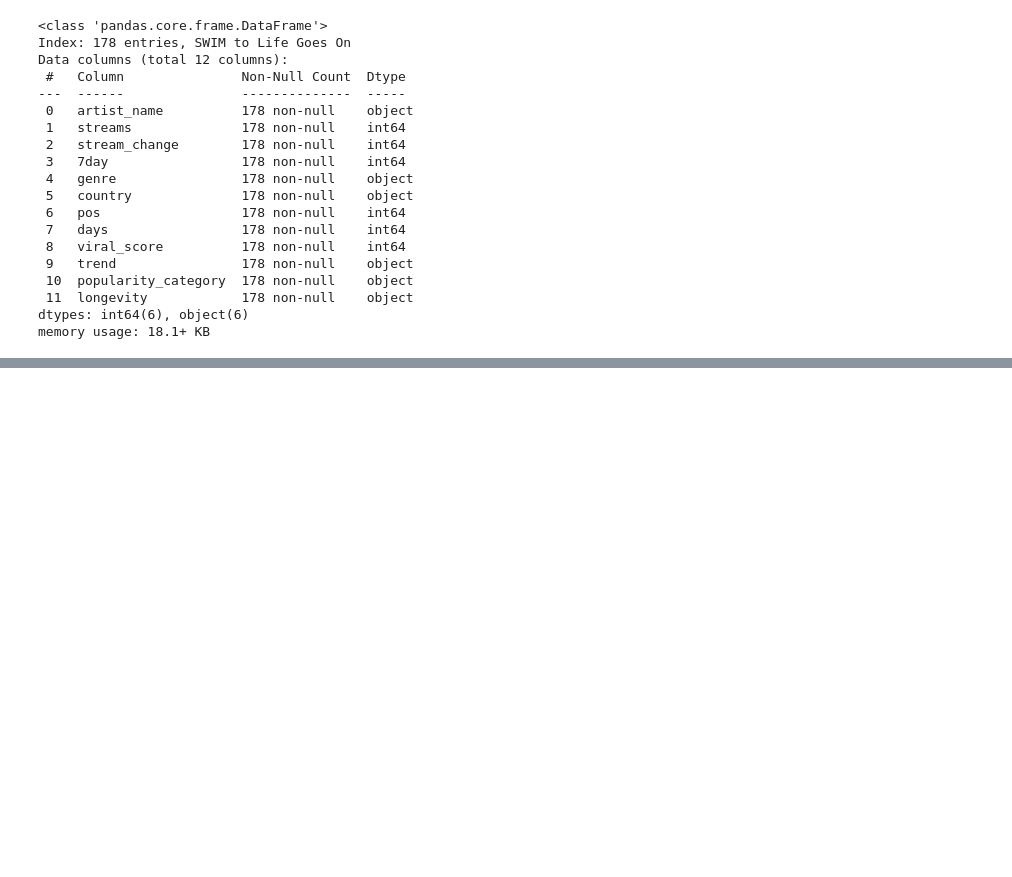
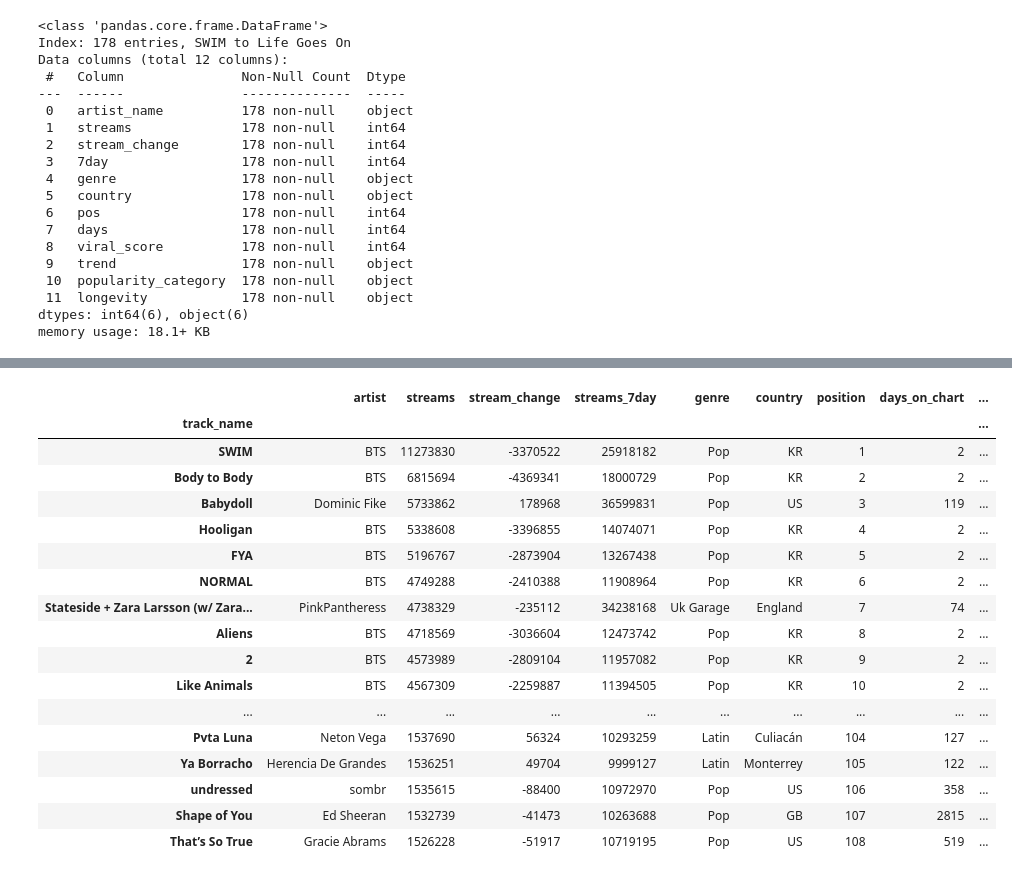
Before and after one commit to olegbyte-del/data_cleaning_spotify_global_trends, a Jupyter notebook: spotify_global_trends_data_cleaning.ipynb, the cells around one changed output, grey strips where cells are left out. Cells and saved outputs as stored; diff of their text form; code cells hidden in the pictures; blank space fills up the shorter version.

Commit message:
Categorized longevity based on the days. I also include count domain to full name in order to easily indentify the counries for data visualization in power bi

```diff
--- a/spotify_global_trends_data_cleaning.ipynb
+++ b/spotify_global_trends_data_cleaning.ipynb
@@ -142,19 +103,0 @@ spotify_dtb_df.iloc[6:51]
-# %%
-spotify_dtb_df[51:101]
-spotify_dtb_df.loc[spotify_dtb_df['country'] == 'England', 'country'] = 'UK'
-
-mexico_cities = ['Culiacán', 'Monterrey']
-spotify_dtb_df.loc[spotify_dtb_df['country'].isin(mexico_cities), 'country'] = 'MX'
-spotify_dtb_df.loc['E85', 'genre'] = 'Trap'
-
-great_britain = ['UK', 'England']
-spotify_dtb_df.loc[spotify_dtb_df['country'].isin(great_britain), 'country'] = "GB"
-
-spotify_dtb_df.loc['FEVER DREAM', 'genre'] = "Pop"
-spotify_dtb_df.loc['Gabriela', 'genre'] = "Pop"
-spotify_dtb_df.loc['La Plena - W Sound 05 (w/ Beéle, Ovy On The Drums)', 'genre'] = "Reggaeton"
-spotify_dtb_df.loc['Marlboro Rojo', 'genre'] = 'Regional Mexican'
-spotify_dtb_df.loc['Alex Warren', 'genre'] = 'Pop'
-spotify_dtb_df.loc['The Visitor', 'artist'] = 'Sienna Spiro'
-spotify_dtb_df.loc['Si Antes Te Hubiera Conocido', 'artist'] = 'Karol G'
-spotify_dtb_df[51:101]
@@ -180,4 +104,11 @@ spotify_dtb_df[51:101]
 # %%
+from data_standardization import subgenre_to_main_genre
+
 pd.set_option('display.max_rows', 500)
 country_df = spotify_dtb_df[['genre']]
-country_df
+spotify_dtb_df['genre'] = spotify_dtb_df['genre'].apply(subgenre_to_main_genre)
+spotify_dtb_df[['genre']]
+
+# Rename Incorrect casing of names
+spotify_dtb_df.loc['The Visitor', 'artist'] = 'Sienna Spiro'
+spotify_dtb_df.loc['Si Antes Te Hubiera Conocido', 'artist'] = 'Karol G'
@@ -202,0 +157,13 @@ country_df
+# %%
+spotify_dtb_df[['days_on_chart', 'longevity']]
+
+highest_stable = spotify_dtb_df[spotify_dtb_df['longevity'] == 'Stable Hit']['days_on_chart'].max()
+print(highest_stable)
+lowest_evergreen = spotify_dtb_df[spotify_dtb_df['longevity'] == 'Evergreen']['days_on_chart'].min()
+print(lowest_evergreen)
+
+print(spotify_dtb_df['longevity'].unique())
+
+from data_standardization import categorize_longevity
+spotify_dtb_df['longevity'] = spotify_dtb_df['days_on_chart'].apply(categorize_longevity)
+spotify_dtb_df[['days_on_chart', 'longevity']]
@@ -202,0 +213,21 @@ country_df
+# %%
+spotify_dtb_df.iloc[0:101]
+# %% [output]
+|  | artist | streams | stream_change | streams_7day | genre | country | position | days_on_chart | ... |
+| track_name |  |  |  |  |  |  |  |  | ... |
+| SWIM | BTS | 11273830 | -3370522 | 25918182 | Pop | KR | 1 | 2 | ... |
+| Body to Body | BTS | 6815694 | -4369341 | 18000729 | Pop | KR | 2 | 2 | ... |
+| Babydoll | Dominic Fike | 5733862 | 178968 | 36599831 | Pop | US | 3 | 119 | ... |
+| Hooligan | BTS | 5338608 | -3396855 | 14074071 | Pop | KR | 4 | 2 | ... |
+| FYA | BTS | 5196767 | -2873904 | 13267438 | Pop | KR | 5 | 2 | ... |
+| NORMAL | BTS | 4749288 | -2410388 | 11908964 | Pop | KR | 6 | 2 | ... |
+| Stateside + Zara Larsson (w/ Zara... | PinkPantheress | 4738329 | -235112 | 34238168 | Uk Garage | England | 7 | 74 | ... |
+| Aliens | BTS | 4718569 | -3036604 | 12473742 | Pop | KR | 8 | 2 | ... |
+| 2 | BTS | 4573989 | -2809104 | 11957082 | Pop | KR | 9 | 2 | ... |
+| Like Animals | BTS | 4567309 | -2259887 | 11394505 | Pop | KR | 10 | 2 | ... |
+| ... | ... | ... | ... | ... | ... | ... | ... | ... | ... |
+| Pvta Luna | Neton Vega | 1537690 | 56324 | 10293259 | Latin | Culiacán | 104 | 127 | ... |
+| Ya Borracho | Herencia De Grandes | 1536251 | 49704 | 9999127 | Latin | Monterrey | 105 | 122 | ... |
+| undressed | sombr | 1535615 | -88400 | 10972970 | Pop | US | 106 | 358 | ... |
+| Shape of You | Ed Sheeran | 1532739 | -41473 | 10263688 | Pop | GB | 107 | 2815 | ... |
+| That’s So True | Gracie Abrams | 1526228 | -51917 | 10719195 | Pop | US | 108 | 519 | ... |
```
Also changed, not shown: parts of 11 cells of this notebook, 1 other file.
